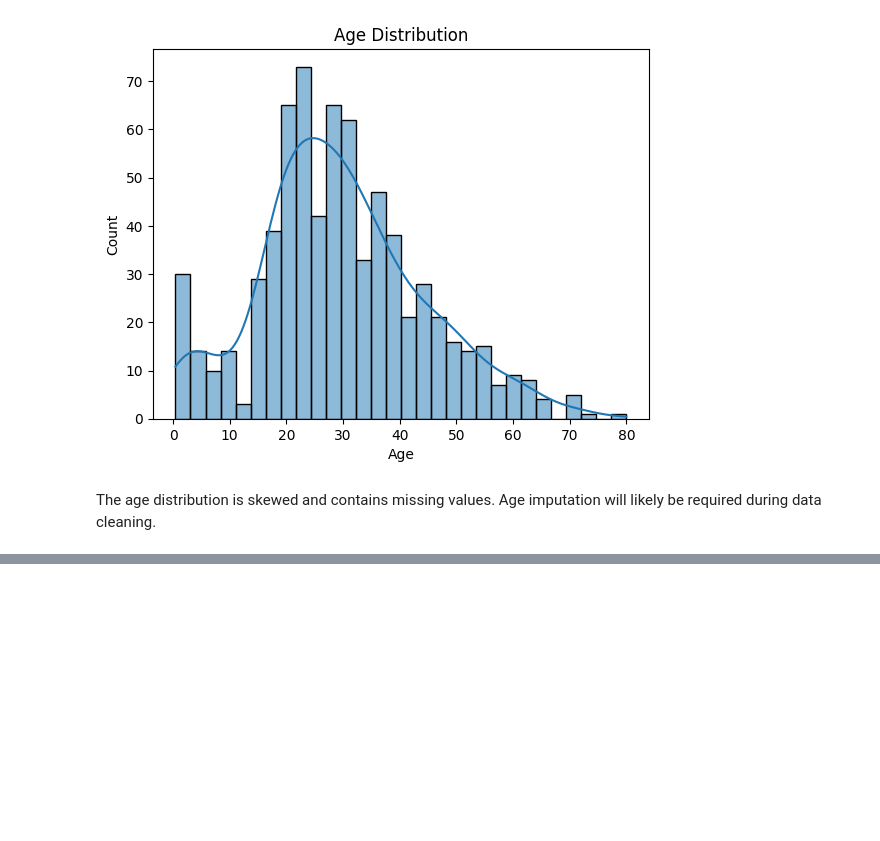
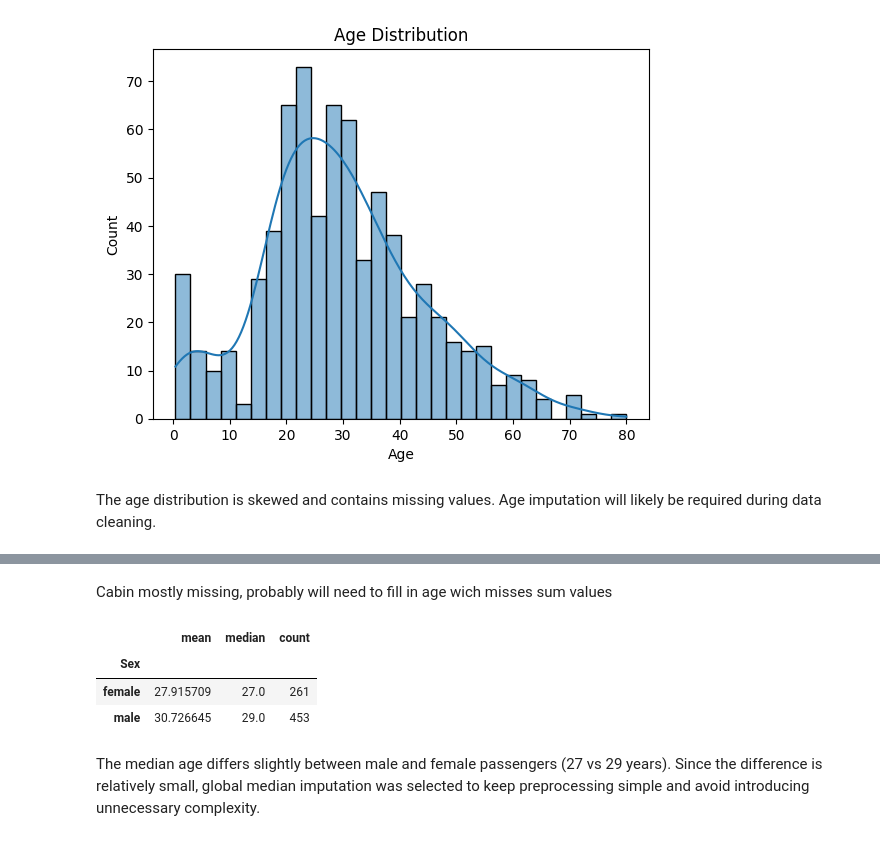
Before and after one commit to helben2002/TitanicCapstoneProject, a Jupyter notebook: ml/notebooks/helene.ipynb, the cells around one changed output, grey strips where cells are left out. Drawn from its saved outputs; the diff is of its cells as text; code cells hidden in the pictures; blank space fills up the shorter version.

Commit message:
data (TITANIC-67): handle missing values

```diff
--- a/ml/notebooks/helene.ipynb
+++ b/ml/notebooks/helene.ipynb
@@ -150,0 +170,11 @@ The age distribution is skewed and contains missing values. Age imputation will
+# %% [markdown]
+Cabin mostly missing, probably will need to fill in age wich misses sum values
+# %%
+df.groupby("Sex")["Age"].agg(["mean", "median", "count"])
+# %% [output]
+|  | mean | median | count |
+| Sex |  |  |  |
+| female | 27.915709 | 27.0 | 261 |
+| male | 30.726645 | 29.0 | 453 |
+# %% [markdown]
+The median age differs slightly between male and female passengers (27 vs 29 years). Since the difference is relatively small, global median imputation was selected to keep preprocessing simple and avoid introducing unnecessary complexity.
```
Also changed, not shown: parts of 12 cells of this notebook.
